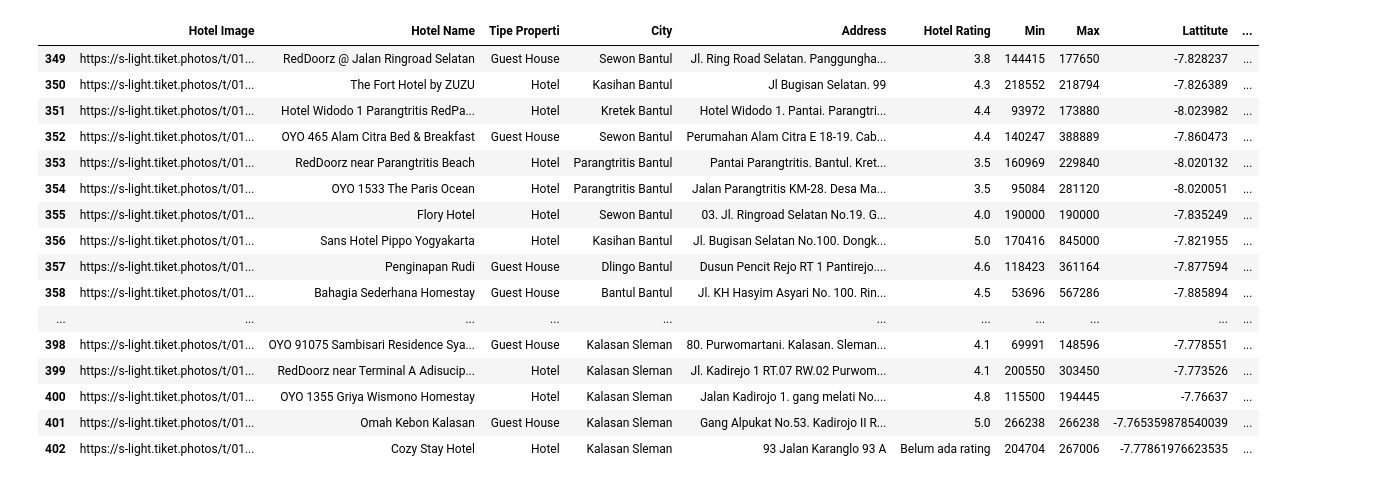
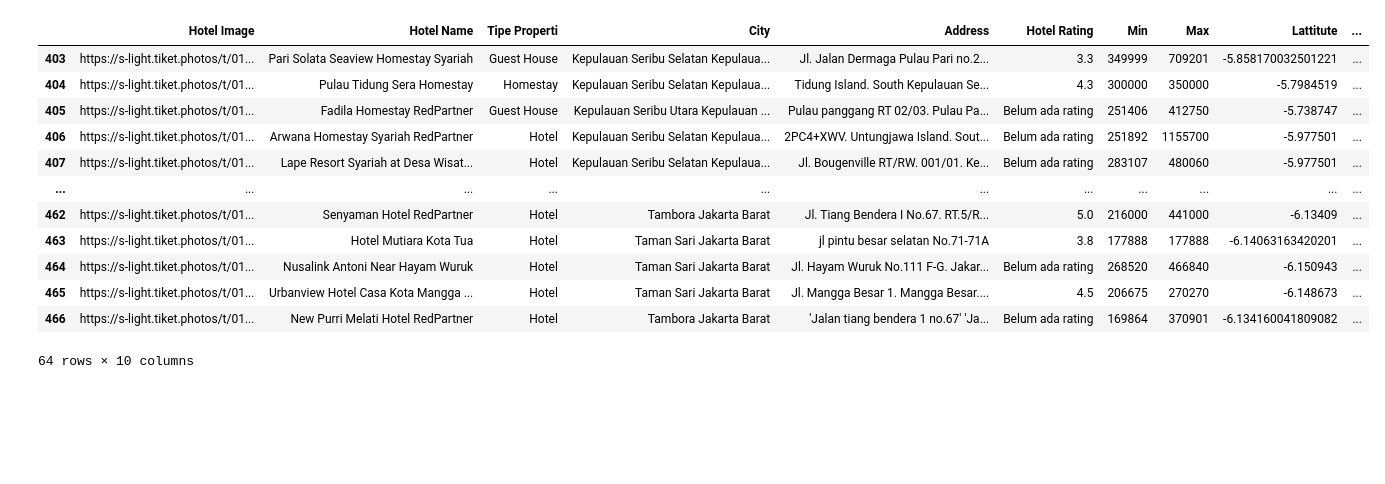
Before and after one commit to mister-riduro/datasets-final-project, a Jupyter notebook: Scrap_Hotel/scrap2-hotelDatas-tiket.ipynb, the cells around one changed output. Cells and saved outputs as stored; diff of their text form; code cells hidden in the pictures; blank space fills up the shorter version.

Commit message:
add bali hotel datas

```diff
--- a/Scrap_Hotel/scrap2-hotelDatas-tiket.ipynb
+++ b/Scrap_Hotel/scrap2-hotelDatas-tiket.ipynb
@@ -186,31 +288,27 @@ KeyboardInterrupt:
 # %%
 # print(type(minPrice))
 
 # df = pd.DataFrame(list(zip(hotelImage, hotelName, propertyType, cityHotel, addressHotel, hotelRating, minPrice, maxPrice,facilities, lattitude, longitude)), columns =['Hotel Image', 'Hotel Name', 'Tipe Properti','City', 'Address', 'Hotel Rating', 'Min', 'Max', 'Facilities', 'Lattitute', 'Longitude'])
 # df
 
 df = pd.DataFrame(list(zip(hotelImage, hotelName, propertyType, cityHotel, addressHotel, hotelRating, minPrice, maxPrice, lattitude, longitude)), columns =['Hotel Image', 'Hotel Name', 'Tipe Properti','City', 'Address', 'Hotel Rating', 'Min', 'Max', 'Lattitute', 'Longitude'])
-df.index += 403
+df.index += 467
 
 df
 
 # len(minPrice)
 # %% [output]
 |  | Hotel Image | Hotel Name | Tipe Properti | City | Address | Hotel Rating | Min | Max | Lattitute | ... |
-| 349 | https://s-light.tiket.photos/t/01... | RedDoorz @ Jalan Ringroad Selatan | Guest House | Sewon Bantul | Jl. Ring Road Selatan. Panggungha... | 3.8 | 144415 | 177650 | -7.828237 | ... |
-| 350 | https://s-light.tiket.photos/t/01... | The Fort Hotel by ZUZU | Hotel | Kasihan Bantul | Jl Bugisan Selatan. 99 | 4.3 | 218552 | 218794 | -7.826389 | ... |
-| 351 | https://s-light.tiket.photos/t/01... | Hotel Widodo 1 Parangtritis RedPa... | Hotel | Kretek Bantul | Hotel Widodo 1. Pantai. Parangtri... | 4.4 | 93972 | 173880 | -8.023982 | ... |
-| 352 | https://s-light.tiket.photos/t/01... | OYO 465 Alam Citra Bed & Breakfast | Guest House | Sewon Bantul | Perumahan Alam Citra E 18-19. Cab... | 4.4 | 140247 | 388889 | -7.860473 | ... |
-| 353 | https://s-light.tiket.photos/t/01... | RedDoorz near Parangtritis Beach | Hotel | Parangtritis Bantul | Pantai Parangtritis. Bantul. Kret... | 3.5 | 160969 | 229840 | -8.020132 | ... |
-| 354 | https://s-light.tiket.photos/t/01... | OYO 1533 The Paris Ocean | Hotel | Parangtritis Bantul | Jalan Parangtritis KM-28. Desa Ma... | 3.5 | 95084 | 281120 | -8.020051 | ... |
-| 355 | https://s-light.tiket.photos/t/01... | Flory Hotel | Hotel | Sewon Bantul | 03. Jl. Ringroad Selatan No.19. G... | 4.0 | 190000 | 190000 | -7.835249 | ... |
-| 356 | https://s-light.tiket.photos/t/01... | Sans Hotel Pippo Yogyakarta | Hotel | Kasihan Bantul | Jl. Bugisan Selatan No.100. Dongk... | 5.0 | 170416 | 845000 | -7.821955 | ... |
-| 357 | https://s-light.tiket.photos/t/01... | Penginapan Rudi | Guest House | Dlingo Bantul | Dusun Pencit Rejo RT 1 Pantirejo.... | 4.6 | 118423 | 361164 | -7.877594 | ... |
-| 358 | https://s-light.tiket.photos/t/01... | Bahagia Sederhana Homestay | Guest House | Bantul Bantul | Jl. KH Hasyim Asyari No. 100. Rin... | 4.5 | 53696 | 567286 | -7.885894 | ... |
+| 403 | https://s-light.tiket.photos/t/01... | Pari Solata Seaview Homestay Syariah | Guest House | Kepulauan Seribu Selatan Kepulaua... | Jl. Jalan Dermaga Pulau Pari no.2... | 3.3 | 349999 | 709201 | -5.858170032501221 | ... |
+| 404 | https://s-light.tiket.photos/t/01... | Pulau Tidung Sera Homestay | Homestay | Kepulauan Seribu Selatan Kepulaua... | Tidung Island. South Kepulauan Se... | 4.3 | 300000 | 350000 | -5.7984519 | ... |
+| 405 | https://s-light.tiket.photos/t/01... | Fadila Homestay RedPartner | Guest House | Kepulauan Seribu Utara Kepulauan ... | Pulau panggang RT 02/03. Pulau Pa... | Belum ada rating | 251406 | 412750 | -5.738747 | ... |
+| 406 | https://s-light.tiket.photos/t/01... | Arwana Homestay Syariah RedPartner | Hotel | Kepulauan Seribu Selatan Kepulaua... | 2PC4+XWV. Untungjawa Island. Sout... | Belum ada rating | 251892 | 1155700 | -5.977501 | ... |
+| 407 | https://s-light.tiket.photos/t/01... | Lape Resort Syariah at Desa Wisat... | Hotel | Kepulauan Seribu Selatan Kepulaua... | Jl. Bougenville RT/RW. 001/01. Ke... | Belum ada rating | 283107 | 480060 | -5.977501 | ... |
 | ... | ... | ... | ... | ... | ... | ... | ... | ... | ... | ... |
-| 398 | https://s-light.tiket.photos/t/01... | OYO 91075 Sambisari Residence Sya... | Guest House | Kalasan Sleman | 80. Purwomartani. Kalasan. Sleman... | 4.1 | 69991 | 148596 | -7.778551 | ... |
-| 399 | https://s-light.tiket.photos/t/01... | RedDoorz near Terminal A Adisucip... | Hotel | Kalasan Sleman | Jl. Kadirejo 1 RT.07 RW.02 Purwom... | 4.1 | 200550 | 303450 | -7.773526 | ... |
-| 400 | https://s-light.tiket.photos/t/01... | OYO 1355 Griya Wismono Homestay | Hotel | Kalasan Sleman | Jalan Kadirojo 1. gang melati No.... | 4.8 | 115500 | 194445 | -7.76637 | ... |
-| 401 | https://s-light.tiket.photos/t/01... | Omah Kebon Kalasan | Guest House | Kalasan Sleman | Gang Alpukat No.53. Kadirojo II R... | 5.0 | 266238 | 266238 | -7.765359878540039 | ... |
-| 402 | https://s-light.tiket.photos/t/01... | Cozy Stay Hotel | Hotel | Kalasan Sleman | 93 Jalan Karanglo 93 A | Belum ada rating | 204704 | 267006 | -7.77861976623535 | ... |
+| 462 | https://s-light.tiket.photos/t/01... | Senyaman Hotel RedPartner | Hotel | Tambora Jakarta Barat | Jl. Tiang Bendera I No.67. RT.5/R... | 5.0 | 216000 | 441000 | -6.13409 | ... |
+| 463 | https://s-light.tiket.photos/t/01... | Hotel Mutiara Kota Tua | Hotel | Taman Sari Jakarta Barat | jl pintu besar selatan No.71-71A | 3.8 | 177888 | 177888 | -6.14063163420201 | ... |
+| 464 | https://s-light.tiket.photos/t/01... | Nusalink Antoni Near Hayam Wuruk | Hotel | Taman Sari Jakarta Barat | Jl. Hayam Wuruk No.111 F-G. Jakar... | Belum ada rating | 268520 | 466840 | -6.150943 | ... |
+| 465 | https://s-light.tiket.photos/t/01... | Urbanview Hotel Casa Kota Mangga ... | Hotel | Taman Sari Jakarta Barat | Jl. Mangga Besar 1. Mangga Besar.... | 4.5 | 206675 | 270270 | -6.148673 | ... |
+| 466 | https://s-light.tiket.photos/t/01... | New Purri Melati Hotel RedPartner | Hotel | Tambora Jakarta Barat | 'Jalan tiang bendera 1 no.67' 'Ja... | Belum ada rating | 169864 | 370901 | -6.134160041809082 | ... |
+64 rows × 10 columns
 # %%
```
Also changed, not shown: parts of 3 cells of this notebook, 5 other files.
